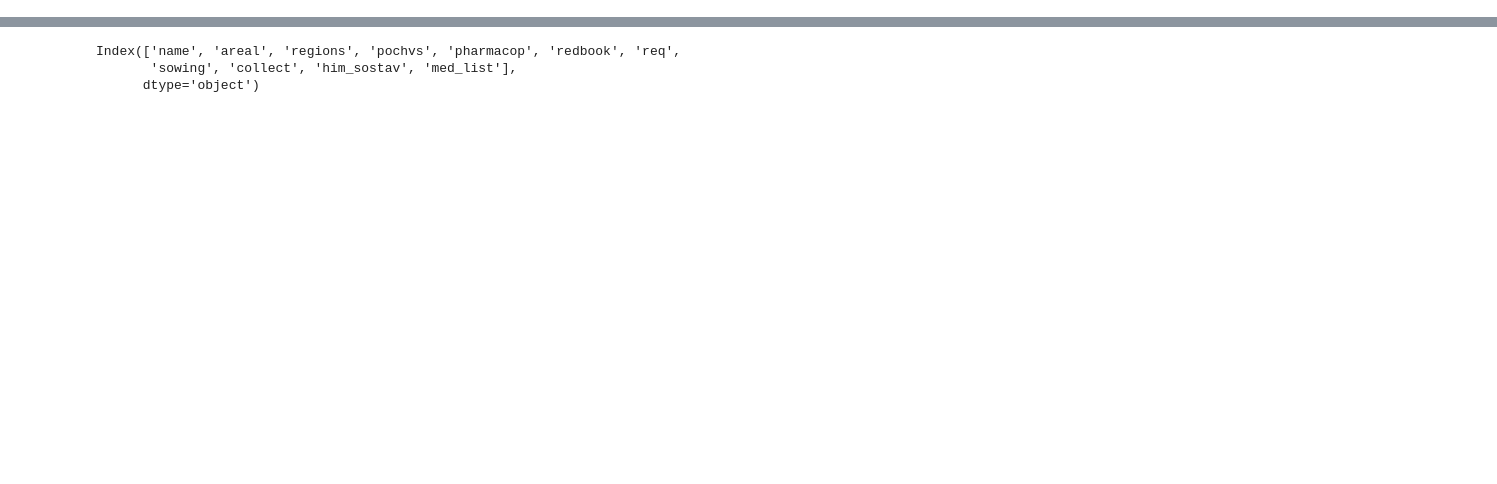
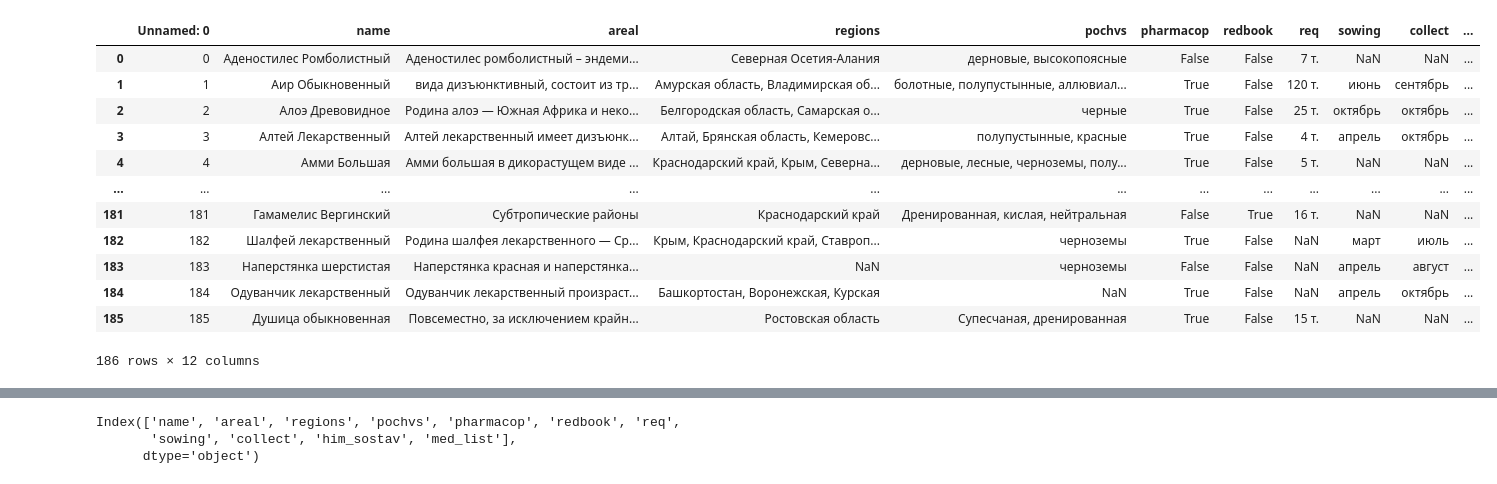
Before and after one commit to ikanam-ai/Wiki-PlantsAssistant, a Jupyter notebook: scripts/data/transform.ipynb, the cells around one changed output, grey strips where cells are left out. Saved outputs shown, nothing was run; the diff lists cells and outputs as text; code cells hidden in the pictures; blank space fills up the shorter version.

Commit message:
add main data #stop_coding

```diff
--- a/scripts/data/transform.ipynb
+++ b/scripts/data/transform.ipynb
@@ -12,6 +12,22 @@ pdfReader = PyPDF2.PdfReader(pdfFileObj)
 pageObj = pdfReader.pages[5]          #'9' is the page number
 
 test = pageObj.extract_text()
+# %%
+pd.read_csv('plantsdata_main.csv')
+# %% [output]
+|  | Unnamed: 0 | name | areal | regions | pochvs | pharmacop | redbook | req | sowing | collect | ... |
+| 0 | 0 | Аденостилес Ромболистный | Аденостилес ромболистный – эндеми... | Северная Осетия-Алания | дерновые, высокопоясные | False | False | 7 т. | NaN | NaN | ... |
+| 1 | 1 | Аир Обыкновенный | вида дизъюнктивный, состоит из тр... | Амурская область, Владимирская об... | болотные, полупустынные, аллювиал... | True | False | 120 т. | июнь | сентябрь | ... |
+| 2 | 2 | Алоэ Древовидное | Родина алоэ — Южная Африка и неко... | Белгородская область, Самарская о... | черные | True | False | 25 т. | октябрь | октябрь | ... |
+| 3 | 3 | Алтей Лекарственный | Алтей лекарственный имеет дизъюнк... | Алтай, Брянская область, Кемеровс... | полупустынные, красные | True | False | 4 т. | апрель | октябрь | ... |
+| 4 | 4 | Амми Большая | Амми большая в дикорастущем виде ... | Краснодарский край, Крым, Северна... | дерновые, лесные, черноземы, полу... | True | False | 5 т. | NaN | NaN | ... |
+| ... | ... | ... | ... | ... | ... | ... | ... | ... | ... | ... | ... |
+| 181 | 181 | Гамамелис Вергинский | Субтропические районы | Краснодарский край | Дренированная, кислая, нейтральная | False | True | 16 т. | NaN | NaN | ... |
+| 182 | 182 | Шалфей лекарственный | Родина шалфея лекарственного — Ср... | Крым, Краснодарский край, Ставроп... | черноземы | True | False | NaN | март | июль | ... |
+| 183 | 183 | Наперстянка шерстистая | Наперстянка красная и наперстянка... | NaN | черноземы | False | False | NaN | апрель | август | ... |
+| 184 | 184 | Одуванчик лекарственный | Одуванчик лекарственный произраст... | Башкортостан, Воронежская, Курская | NaN | True | False | NaN | апрель | октябрь | ... |
+| 185 | 185 | Душица обыкновенная | Повсеместно, за исключением крайн... | Ростовская область | Супесчаная, дренированная | True | False | 15 т. | NaN | NaN | ... |
+186 rows × 12 columns
 # %%
 def extract_data_from_name(n):
     data = ''
```
Also changed, not shown: 1 other file.
